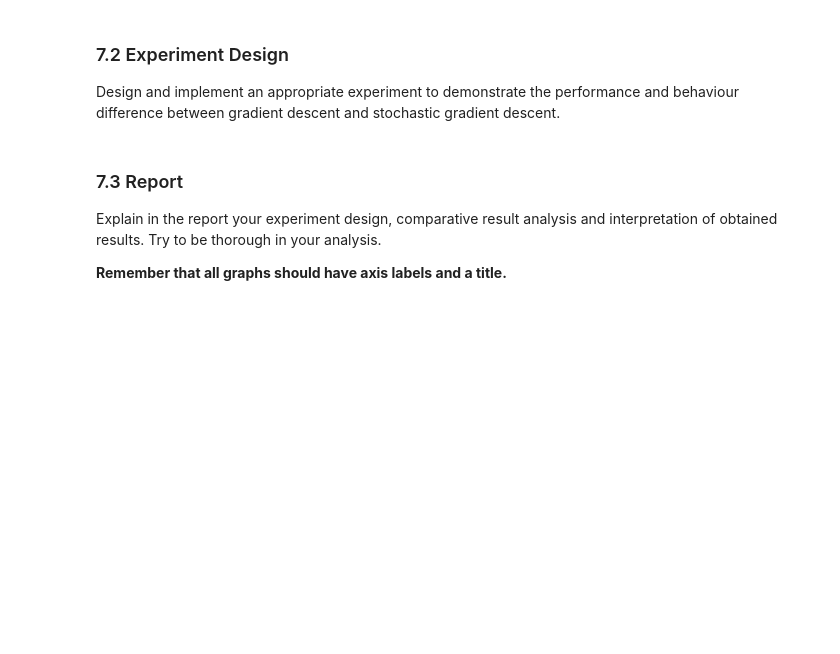
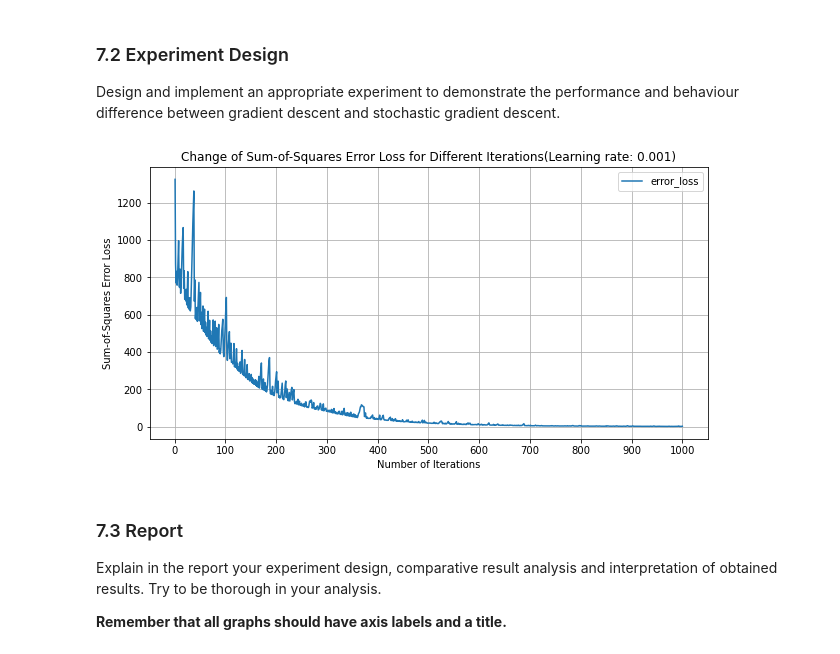
Before and after one commit to ZyWang7/Face-Recognition, a Jupyter notebook: 24112-Lab2-S-Practice2.ipynb, the cells around one changed output. Cells and saved outputs as stored; diff of their text form; code cells hidden in the pictures; blank space fills up the shorter version.

```diff
--- a/24112-Lab2-S-Practice2.ipynb
+++ b/24112-Lab2-S-Practice2.ipynb
@@ -589,3 +633,29 @@ Design and implement an appropriate experiment to demonstrate the performance an
+# %%
+# split data
+tr_1_30_ind, te_1_30_ind = partition_data(labels_1_30, num_per_class=3)
+tr_1_30_data = data_1_30[tr_1_30_ind, :]
+tr_1_30_label = labels_1_30[tr_1_30_ind]
+te_1_30_data = data_1_30[te_1_30_ind, :]
+te_1_30_label = labels_1_30[te_1_30_ind]
+# %%
+N = 1000
+learn_rate = 0.001
+cost_all, w_all = lls_sgd_train(tr_1_30_data, tr_1_30_label, N, learn_rate)
+# %%
+x = np.array(list(range(1,1001)))
+
+plt.figure(figsize=(10,5))
+plt.plot(x, cost_all,label="error_loss")
+
+plt.xlabel("Number of Iterations")
+plt.ylabel("Sum-of-Squares Error Loss")
+plt.title("Change of Sum-of-Squares Error Loss for Different Iterations(Learning rate: 0.001)")
+plt.xticks(np.arange(start=0, stop=1001, step=100))
+plt.legend()
+plt.grid()
+plt.show()
+# %% [output]
+[figure, added]
 # %% [markdown]
 ### 7.3 Report
 
```
Also changed, not shown: parts of 7 cells of this notebook.
